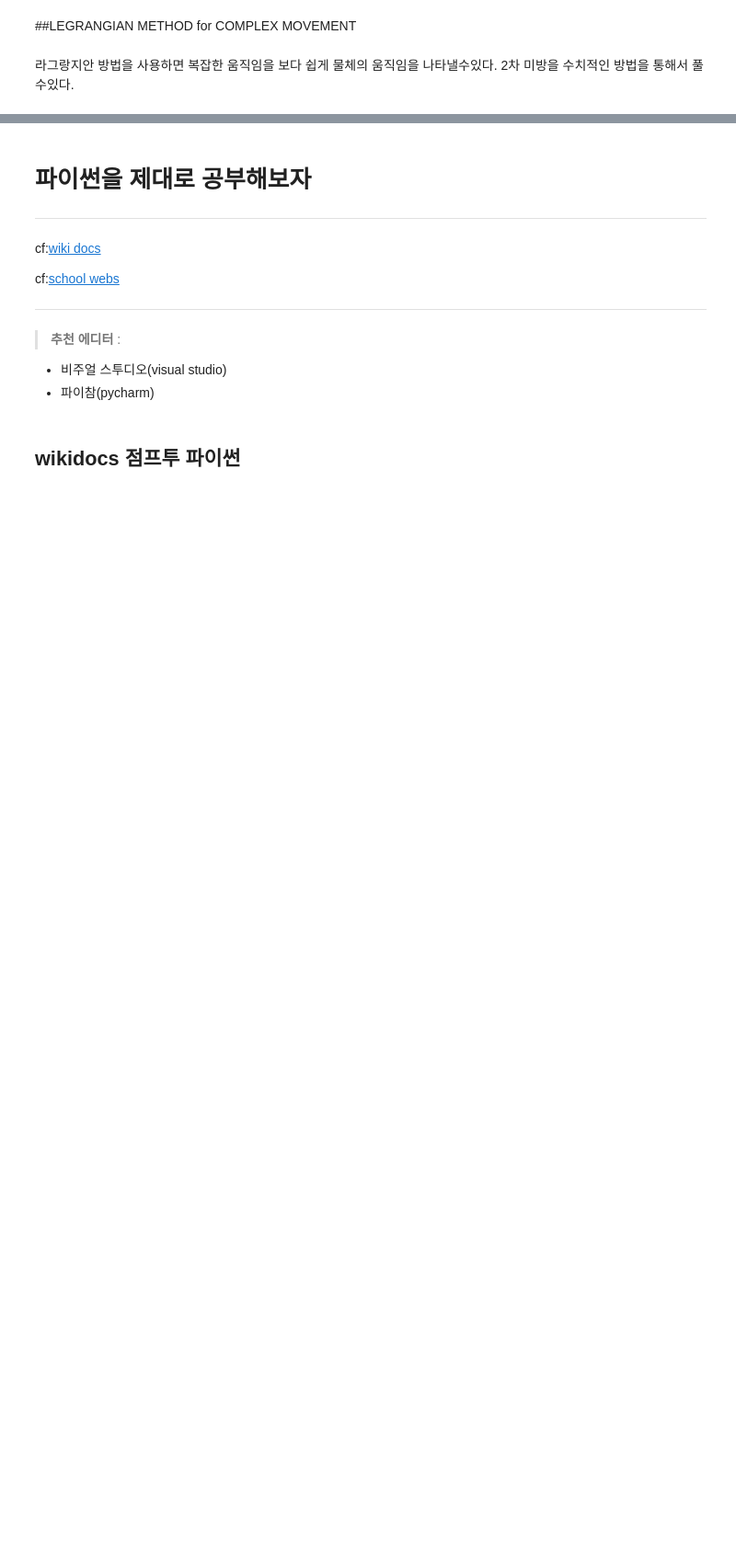
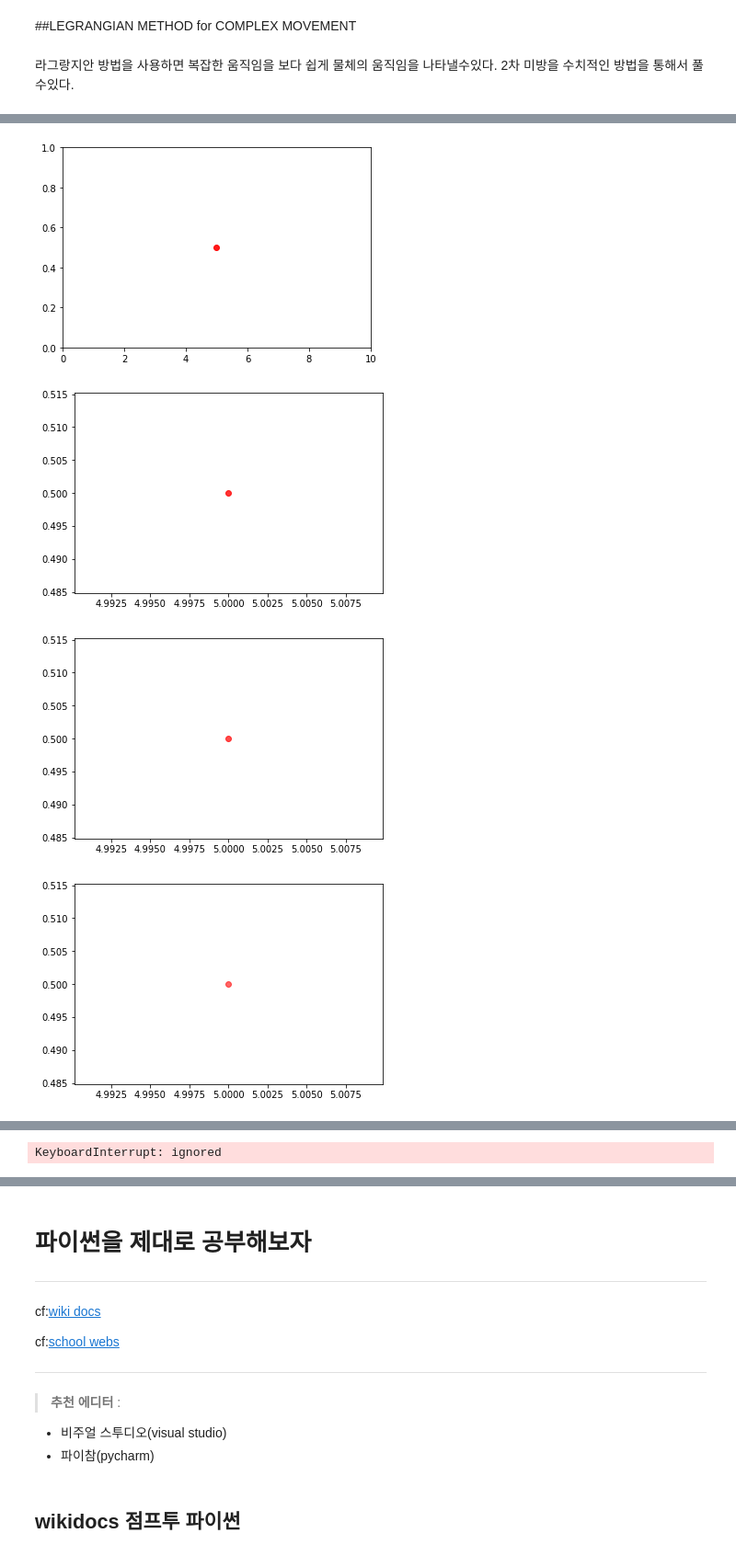
Before and after one commit to Dcal-dev/For-Study, a Jupyter notebook: For_Study_Dynamics.ipynb, the cells around one changed output, grey strips where cells are left out. Shown at 92% size. Saved outputs shown, nothing was run; the diff lists cells and outputs as text; code cells hidden in the pictures; blank space fills up the shorter version.

```diff
--- a/For_Study_Dynamics.ipynb
+++ b/For_Study_Dynamics.ipynb
@@ -795,0 +871,29 @@ HTML(ani.to_html5_video())
+# %%
+from matplotlib import pyplot as plt
+
+# Creates new axis.
+plt.axis([0, 10, 0, 1])
+
+# Allows interactive plotting
+plt.ion()
+
+# Transparency
+alpha = 1
+
+# Plotting first point outside of loop because more convenient for example
+point = plt.scatter(0.5, 0.5, alpha=alpha)
+for i in range(10):
+    # As the loop goes on, increase transparency, remove the current point,
+    # and plots another one, more transparent.
+    alpha -= 0.1
+    point.remove()
+    point = plt.scatter(5, .5, alpha=alpha, color='r')
+    plt.pause(0.05)
+
+while True:
+    plt.pause(0.05)
+# %% [output]
+[figure, added]
+[figure, added]
+[figure, added]
+[figure, added]
@@ -795,0 +906 @@ HTML(ani.to_html5_video())
+KeyboardInterrupt: ignored
```
Also changed, not shown: parts of 5 cells of this notebook.
